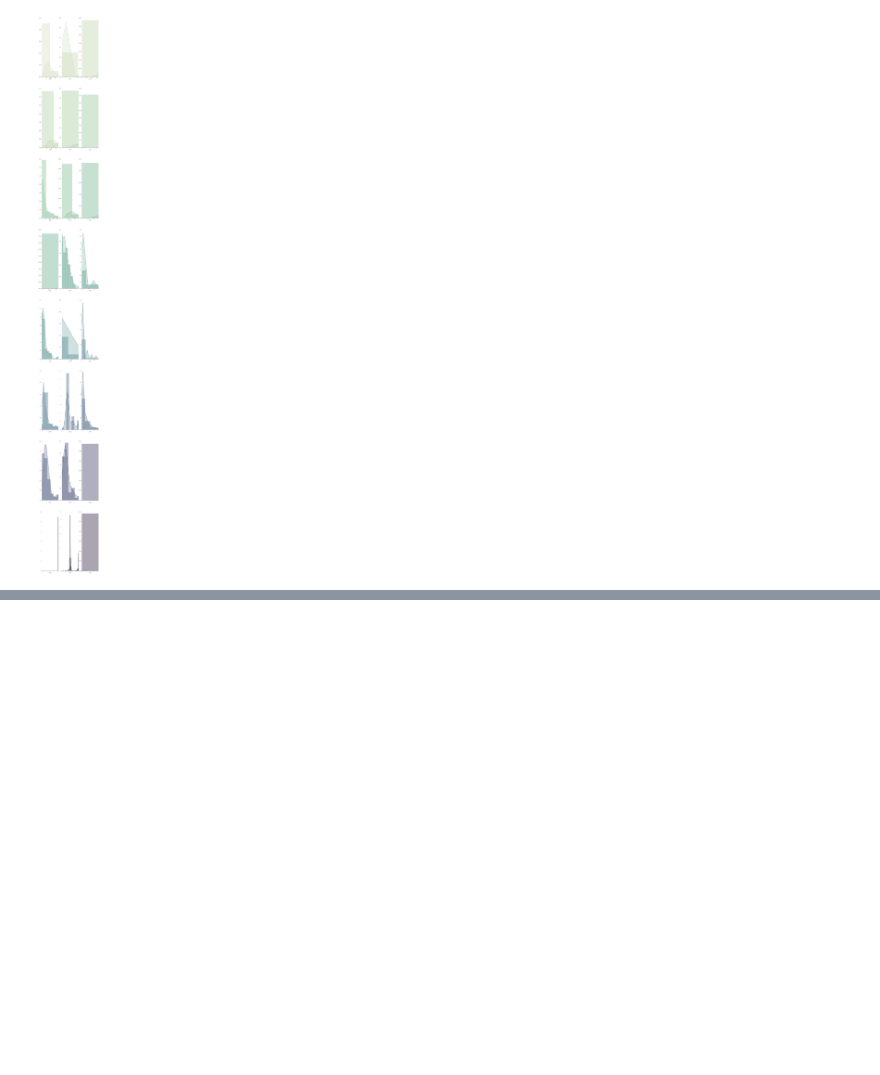
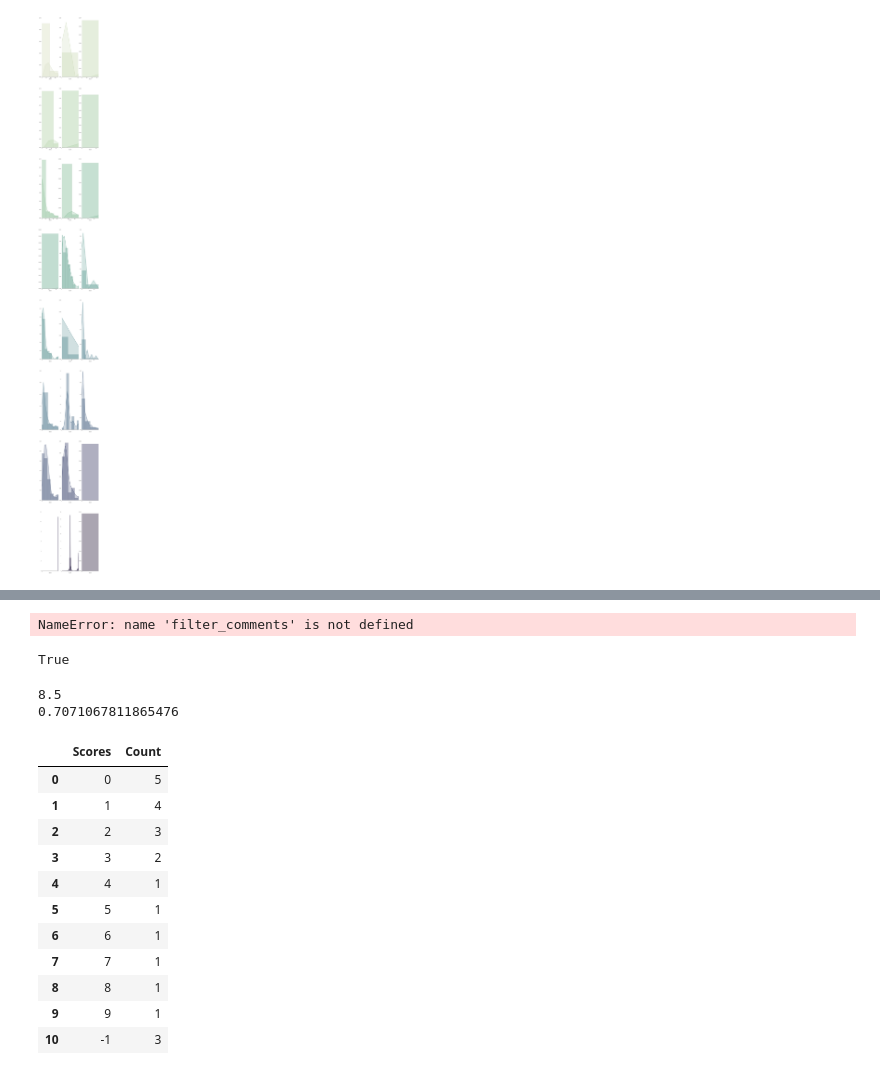
Before and after one commit to atomar94/Reddit_Bot, a Jupyter notebook: notebook.ipynb, the cells around one changed output, grey strips where cells are left out. Saved outputs shown, nothing was run; the diff lists cells and outputs as text; code cells hidden in the pictures; blank space fills up the shorter version.

```diff
--- a/notebook.ipynb
+++ b/notebook.ipynb
@@ -193,0 +245,78 @@ Fetching subreddit Showerthoughts (24 of 24)
+# %%
+import praw
+import configloader
+import subredditmodel
+
+
+import seaborn as sns
+from charts import Charts as ch
+
+
+
+if __name__ == "__main__":
+    cfg = configloader.ConfigLoader("credentials.ini")
+
+    r = praw.Reddit(client_id = cfg.client_id,
+                    client_secret = cfg.client_secret,
+                    user_agent = cfg.user_agent)
+
+
+    subfile = open("subreddits.txt", 'r')
+    line = subfile.read().split("\n")[0]
+    sub = subredditmodel.SubredditModel(praw_object=r,
+                                        subreddit=line)
+    df = sub.get_df()
+
+    subfile.close()
+# %% [output]
+NameError: name 'filter_comments' is not defined
+# %%
+a = range(1, 6)
+b = 4
+b in a
+# %% [output]
+True
+# %%
+import pandas as pd
+import numpy as np
+
+df = pd.DataFrame({
+        "a": [x for x in range(8, 10)]
+    })
+mean = df['a'].mean()
+std = df['a'].std()
+print(mean)
+print(std)
+# %% [output]
+8.5
+0.7071067811865476
+# %%
+comment_df = pd.DataFrame({
+    "Score": [-1, -1, -1, 0, 0, 0, 0, 0, 1, 1, 1, 1, 2, 2, 2, 3, 3, 4, 5, 6, 7, 8, 9]
+})
+
+dflist = comment_df['Score'].tolist()
+score_count = {}
+for score in dflist:
+    count = score_count.get(score, 0) + 1
+    score_count[score] = count
+
+
+score_count_df = pd.DataFrame(list(score_count.items()), columns=["Scores", "Count"])
+lower_bound = score_count_df.quantile(q=0.4)
+upper_bound = score_count_df.quantile(q=0.6)
+
+score_count_df
+# %% [output]
+|  | Scores | Count |
+| 0 | 0 | 5 |
+| 1 | 1 | 4 |
+| 2 | 2 | 3 |
+| 3 | 3 | 2 |
+| 4 | 4 | 1 |
+| 5 | 5 | 1 |
+| 6 | 6 | 1 |
+| 7 | 7 | 1 |
+| 8 | 8 | 1 |
+| 9 | 9 | 1 |
+| 10 | -1 | 3 |
```
Also changed, not shown: parts of 8 cells of this notebook, 3 other files.
